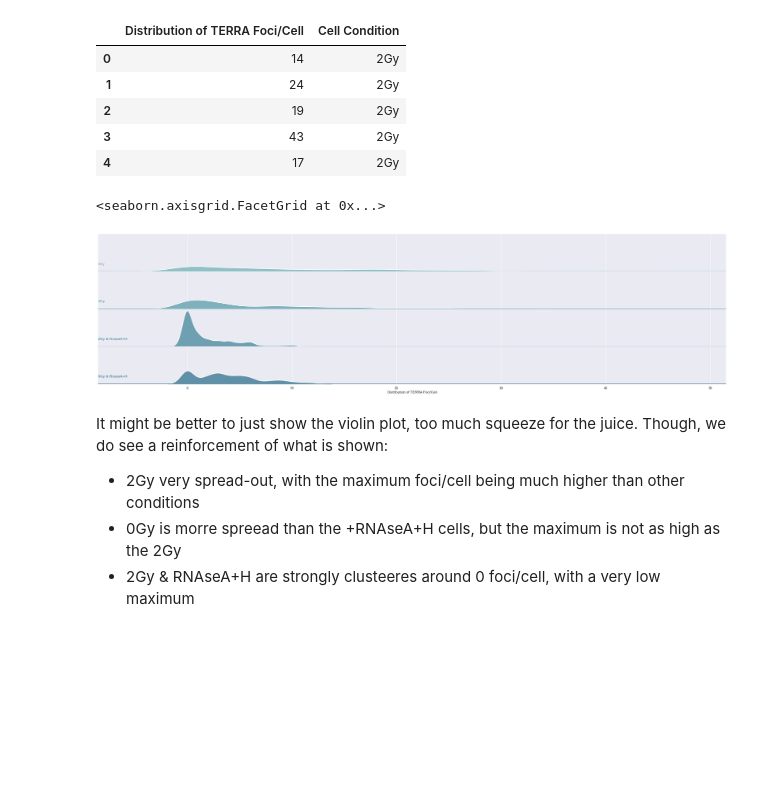
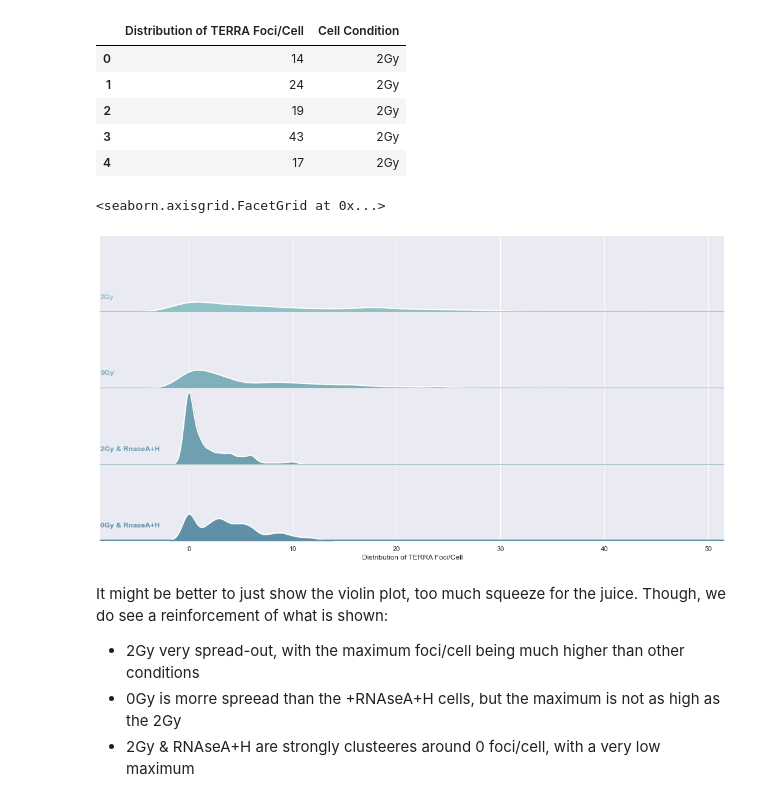
Before and after one commit to aidan-lew/TERRA_DSB, a Jupyter notebook: terra_dsb.ipynb, the cells around one changed output. Cells and saved outputs as stored; diff of their text form; code cells hidden in the pictures; blank space fills up the shorter version.

```diff
--- a/terra_dsb.ipynb
+++ b/terra_dsb.ipynb
@@ -297,35 +333,35 @@ ridge_global_df.head()
 
 # Initialize the FacetGrid object
 pal = sns.cubehelix_palette(10, rot=-.25, light=.7)
-g = sns.FacetGrid(ridge_global_df, row="Cell Condition", hue="Cell Condition", aspect=15, height=2, palette=pal)
+g = sns.FacetGrid(ridge_global_df, row="Cell Condition", hue="Cell Condition", aspect=7.5, height=2, palette=pal)
 
 # Draw the densities in a few steps
 g.map(sns.kdeplot, "Distribution of TERRA Foci/Cell",
       bw_adjust=.5, clip_on=False,
       fill=True, alpha=1, linewidth=1.5)
 g.map(sns.kdeplot, "Distribution of TERRA Foci/Cell", clip_on=False, color="w", lw=2, bw_adjust=.5)
 g.map(plt.axhline, y=0, lw=2, clip_on=False)
 
 
 # Define and use a simple function to label the plot in axes coordinates
 def label(x, color, label):
     ax = plt.gca()
     ax.text(0, .2, label, fontweight="bold", color=color,
             ha="left", va="center", transform=ax.transAxes)
 
 
 g.map(label, "Distribution of TERRA Foci/Cell")
 
 # Set the subplots to overlap
 g.fig.subplots_adjust(hspace=0)
 
 # Remove axes details that don't play well with overlap
 g.set_titles("")
 g.set(yticks=[])
 g.despine(bottom=True, left=True)
 # %% [output]
 <seaborn.axisgrid.FacetGrid at 0x...>
-[figure, old version]
+[figure, new version]
 # %% [markdown]
  It might be better to just show the violin plot, too much squeeze for the juice. Though, we do see a reinforcement of what is shown:
  - 2Gy very spread-out, with the maximum foci/cell being much higher than other conditions
```
Also changed, not shown: parts of 25 cells of this notebook.
